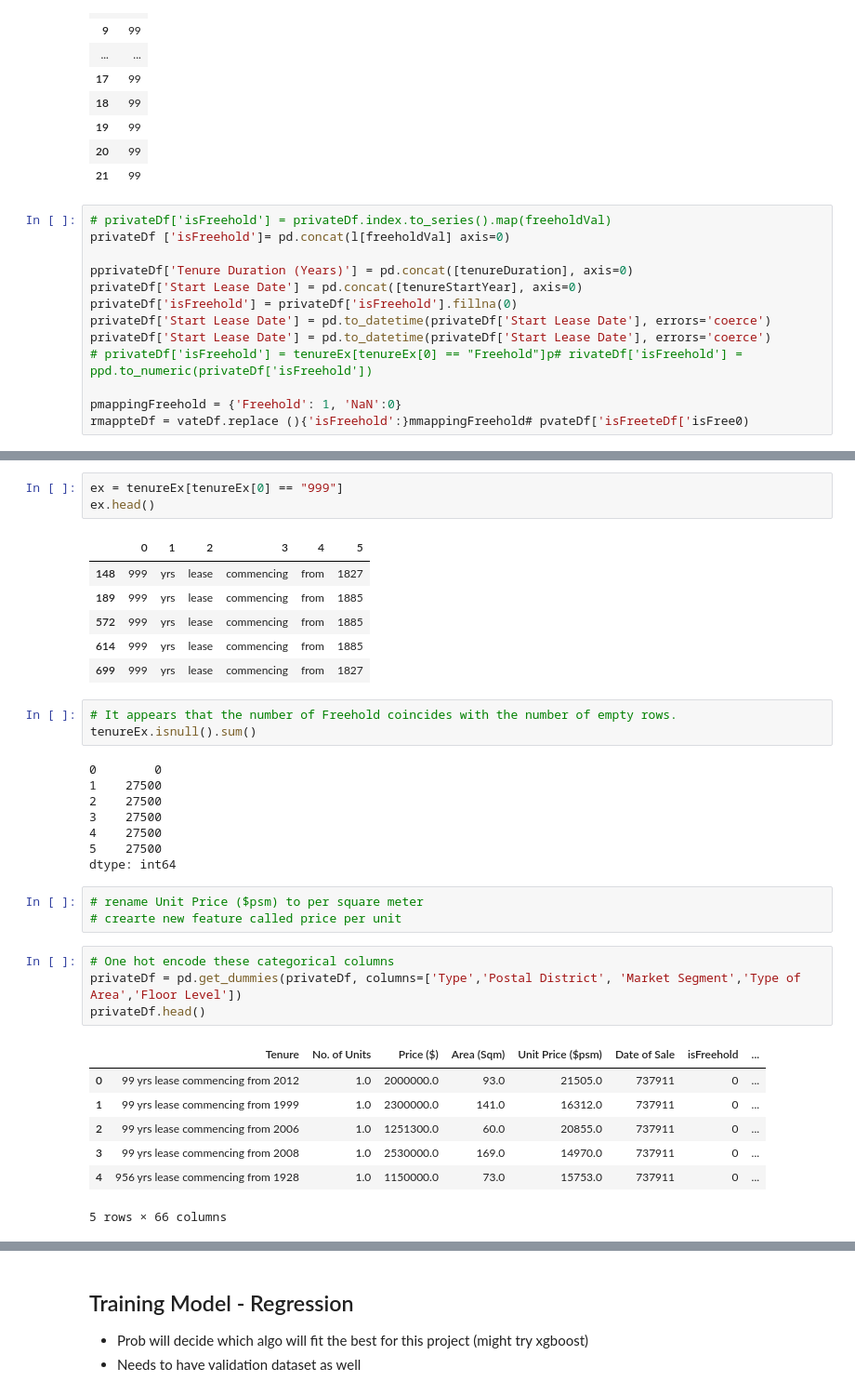
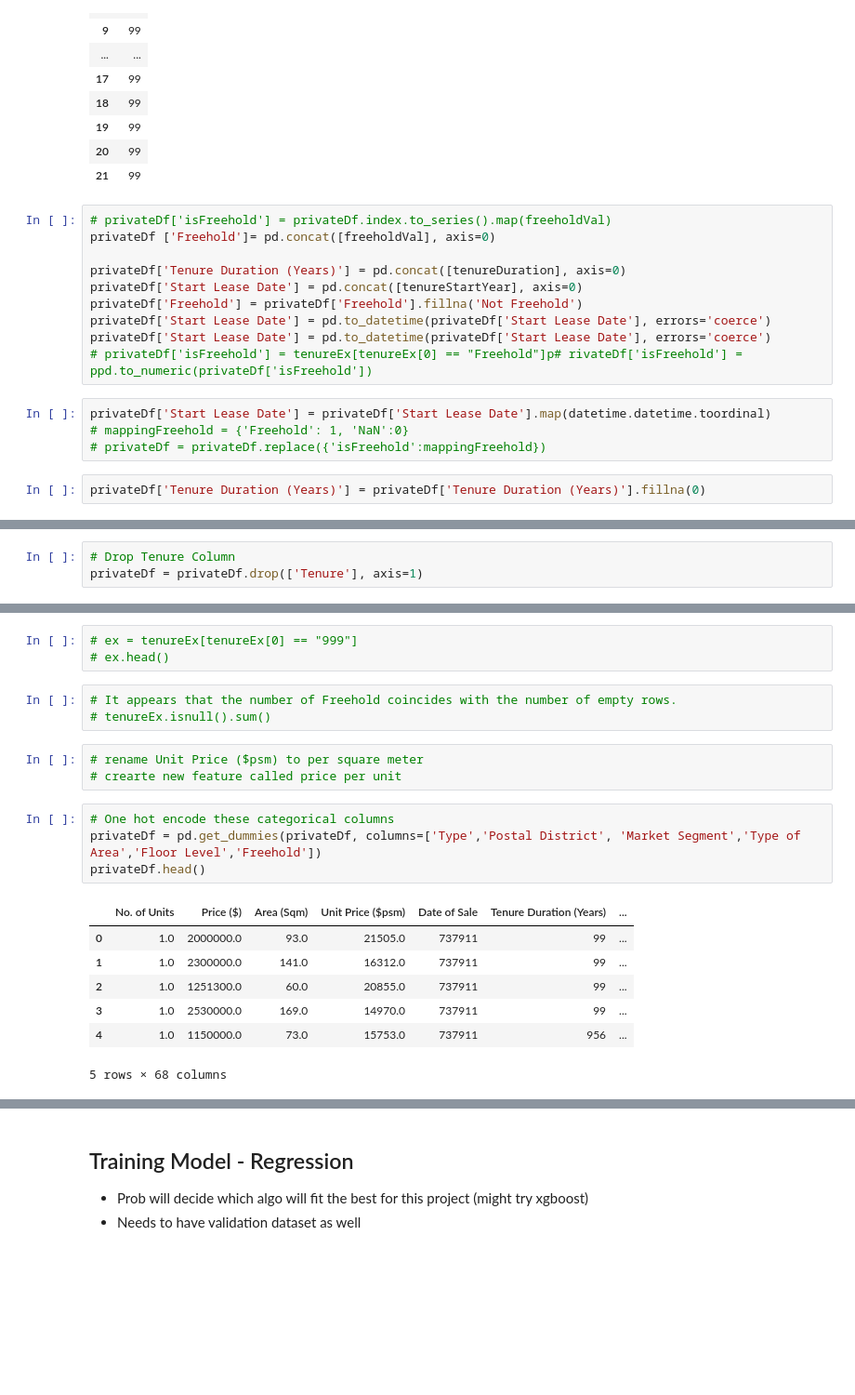
Before and after one commit to muhdhasan/Island-Property-Group, a Jupyter notebook: training/sales-private-prediction.ipynb, the cells around one changed output, grey strips where cells are left out. Shown at 93% size. Saved outputs shown, nothing was run; the diff lists cells and outputs as text; blank space fills up the shorter version.

Commit message:
Completed private resale notebook

```diff
--- a/training/sales-private-prediction.ipynb
+++ b/training/sales-private-prediction.ipynb
@@ -316,14 +318,17 @@ tenureDuration.head(20)
 | 21 | 99 |
 # %%
 # privateDf['isFreehold'] = privateDf.index.to_series().map(freeholdVal)
-privateDf ['isFreehold']= pd.concat(l[freeholdVal] axis=0)
+privateDf ['Freehold']= pd.concat([freeholdVal], axis=0)
 
-pprivateDf['Tenure Duration (Years)'] = pd.concat([tenureDuration], axis=0)
+privateDf['Tenure Duration (Years)'] = pd.concat([tenureDuration], axis=0)
 privateDf['Start Lease Date'] = pd.concat([tenureStartYear], axis=0)
-privateDf['isFreehold'] = privateDf['isFreehold'].fillna(0)
+privateDf['Freehold'] = privateDf['Freehold'].fillna('Not Freehold')
 privateDf['Start Lease Date'] = pd.to_datetime(privateDf['Start Lease Date'], errors='coerce')
 privateDf['Start Lease Date'] = pd.to_datetime(privateDf['Start Lease Date'], errors='coerce')
 # privateDf['isFreehold'] = tenureEx[tenureEx[0] == "Freehold"]p# rivateDf['isFreehold'] = ppd.to_numeric(privateDf['isFreehold'])
-
-pmappingFreehold = {'Freehold': 1, 'NaN':0}
-rmappteDf = vateDf.replace (){'isFreehold':}mmappingFreehold# pvateDf['isFreeteDf['isFree0)
+# %%
+privateDf['Start Lease Date'] = privateDf['Start Lease Date'].map(datetime.datetime.toordinal)
+# mappingFreehold = {'Freehold': 1, 'NaN':0}
+# privateDf = privateDf.replace({'isFreehold':mappingFreehold})
+# %%
+privateDf['Tenure Duration (Years)'] = privateDf['Tenure Duration (Years)'].fillna(0)
@@ -330,3 +337,6 @@ rmappteDf = vateDf.replace (){'isFreehold':}mmappingFreehold# pvateDf['isFreeteD
+# %%
+# Drop Tenure Column
+privateDf = privateDf.drop(['Tenure'], axis=1)
 # %%
 privateDf.head(20)
 # %% [output]
@@ -371,36 +383,21 @@ memory usage: 10.9+ MB
 # %%
-ex = tenureEx[tenureEx[0] == "999"]
-ex.head()
+# ex = tenureEx[tenureEx[0] == "999"]
+# ex.head()
-# %% [output]
-|  | 0 | 1 | 2 | 3 | 4 | 5 |
-| 148 | 999 | yrs | lease | commencing | from | 1827 |
-| 189 | 999 | yrs | lease | commencing | from | 1885 |
-| 572 | 999 | yrs | lease | commencing | from | 1885 |
-| 614 | 999 | yrs | lease | commencing | from | 1885 |
-| 699 | 999 | yrs | lease | commencing | from | 1827 |
 # %%
 # It appears that the number of Freehold coincides with the number of empty rows.
-tenureEx.isnull().sum()
+# tenureEx.isnull().sum()
-# %% [output]
-0        0
-1    27500
-2    27500
-3    27500
-4    27500
-5    27500
-dtype: int64
 # %%
 # rename Unit Price ($psm) to per square meter
 # crearte new feature called price per unit
 # %%
 # One hot encode these categorical columns
-privateDf = pd.get_dummies(privateDf, columns=['Type','Postal District', 'Market Segment','Type of Area','Floor Level'])
+privateDf = pd.get_dummies(privateDf, columns=['Type','Postal District', 'Market Segment','Type of Area','Floor Level','Freehold'])
 privateDf.head()
 # %% [output]
-|  | Tenure | No. of Units | Price ($) | Area (Sqm) | Unit Price ($psm) | Date of Sale | isFreehold | ... |
-| 0 | 99 yrs lease commencing from 2012 | 1.0 | 2000000.0 | 93.0 | 21505.0 | 737911 | 0 | ... |
-| 1 | 99 yrs lease commencing from 1999 | 1.0 | 2300000.0 | 141.0 | 16312.0 | 737911 | 0 | ... |
-| 2 | 99 yrs lease commencing from 2006 | 1.0 | 1251300.0 | 60.0 | 20855.0 | 737911 | 0 | ... |
-| 3 | 99 yrs lease commencing from 2008 | 1.0 | 2530000.0 | 169.0 | 14970.0 | 737911 | 0 | ... |
-| 4 | 956 yrs lease commencing from 1928 | 1.0 | 1150000.0 | 73.0 | 15753.0 | 737911 | 0 | ... |
+|  | No. of Units | Price ($) | Area (Sqm) | Unit Price ($psm) | Date of Sale | Tenure Duration (Years) | ... |
+| 0 | 1.0 | 2000000.0 | 93.0 | 21505.0 | 737911 | 99 | ... |
+| 1 | 1.0 | 2300000.0 | 141.0 | 16312.0 | 737911 | 99 | ... |
+| 2 | 1.0 | 1251300.0 | 60.0 | 20855.0 | 737911 | 99 | ... |
+| 3 | 1.0 | 2530000.0 | 169.0 | 14970.0 | 737911 | 99 | ... |
+| 4 | 1.0 | 1150000.0 | 73.0 | 15753.0 | 737911 | 956 | ... |
-5 rows × 66 columns
+5 rows × 68 columns
```
Also changed, not shown: parts of 19 cells of this notebook, 1 other file.
